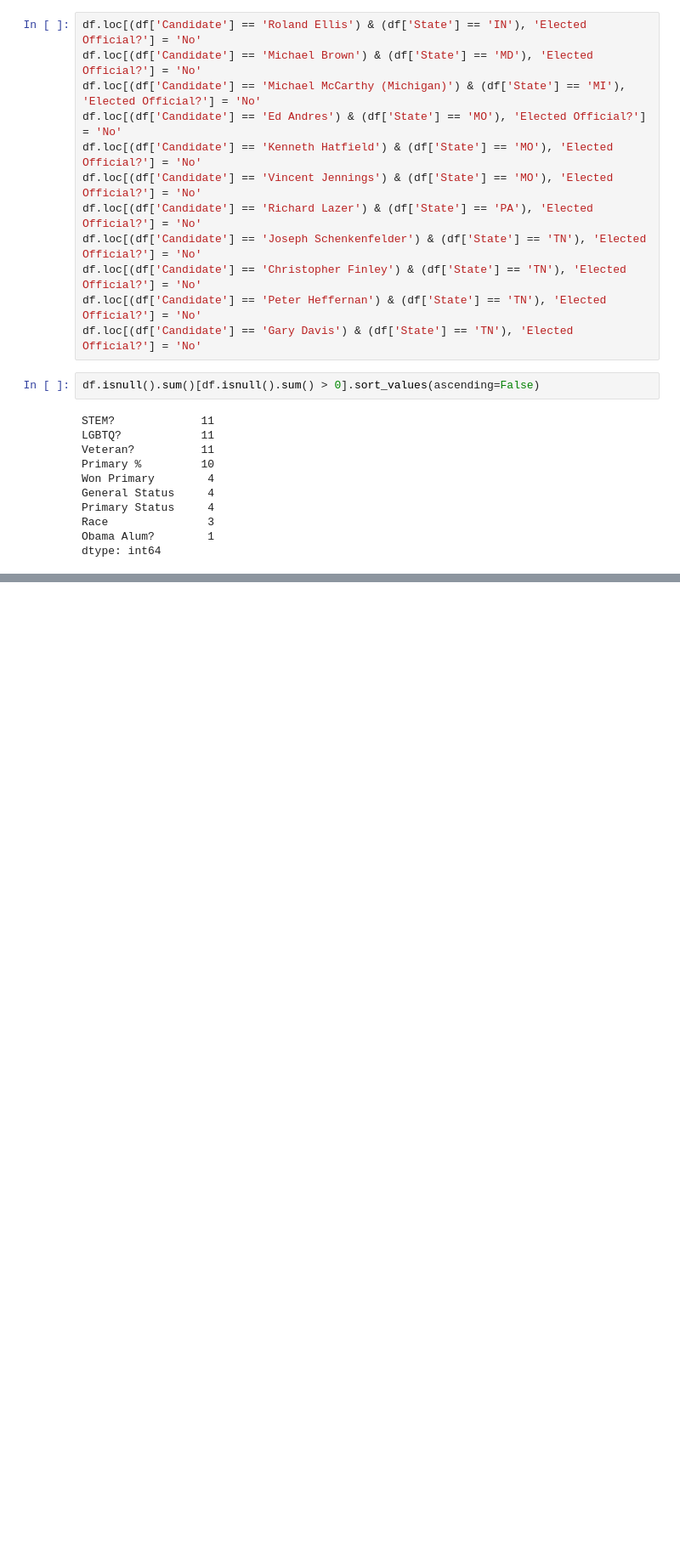
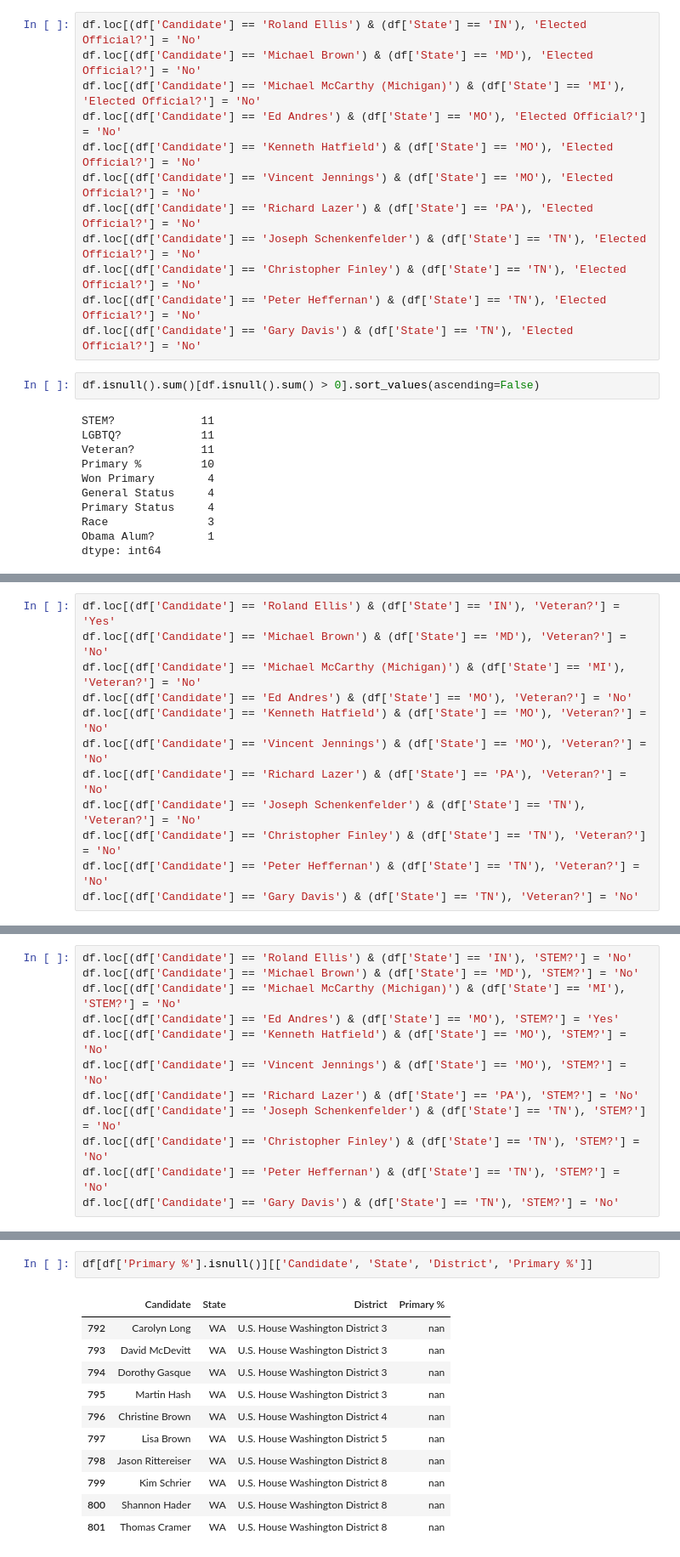
Before and after one commit to MattTriano/personal_site_public, a Jupyter notebook: Democrat_Primary_Success.ipynb, the cells around one changed output, grey strips where cells are left out. Shown: that part at 85% size. Saved outputs shown, nothing was run; the diff lists cells and outputs as text; blank space fills up the shorter version.

```diff
--- a/Democrat_Primary_Success.ipynb
+++ b/Democrat_Primary_Success.ipynb
@@ -440,0 +495,12 @@ dtype: int64
+# %%
+df.loc[(df['Candidate'] == 'Roland Ellis') & (df['State'] == 'IN'), 'Veteran?'] = 'Yes'
+df.loc[(df['Candidate'] == 'Michael Brown') & (df['State'] == 'MD'), 'Veteran?'] = 'No'
+df.loc[(df['Candidate'] == 'Michael McCarthy (Michigan)') & (df['State'] == 'MI'), 'Veteran?'] = 'No'
+df.loc[(df['Candidate'] == 'Ed Andres') & (df['State'] == 'MO'), 'Veteran?'] = 'No'
+df.loc[(df['Candidate'] == 'Kenneth Hatfield') & (df['State'] == 'MO'), 'Veteran?'] = 'No'
+df.loc[(df['Candidate'] == 'Vincent Jennings') & (df['State'] == 'MO'), 'Veteran?'] = 'No'
+df.loc[(df['Candidate'] == 'Richard Lazer') & (df['State'] == 'PA'), 'Veteran?'] = 'No'
+df.loc[(df['Candidate'] == 'Joseph Schenkenfelder') & (df['State'] == 'TN'), 'Veteran?'] = 'No'
+df.loc[(df['Candidate'] == 'Christopher Finley') & (df['State'] == 'TN'), 'Veteran?'] = 'No'
+df.loc[(df['Candidate'] == 'Peter Heffernan') & (df['State'] == 'TN'), 'Veteran?'] = 'No'
+df.loc[(df['Candidate'] == 'Gary Davis') & (df['State'] == 'TN'), 'Veteran?'] = 'No'
@@ -440,0 +523,12 @@ dtype: int64
+# %%
+df.loc[(df['Candidate'] == 'Roland Ellis') & (df['State'] == 'IN'), 'STEM?'] = 'No'
+df.loc[(df['Candidate'] == 'Michael Brown') & (df['State'] == 'MD'), 'STEM?'] = 'No'
+df.loc[(df['Candidate'] == 'Michael McCarthy (Michigan)') & (df['State'] == 'MI'), 'STEM?'] = 'No'
+df.loc[(df['Candidate'] == 'Ed Andres') & (df['State'] == 'MO'), 'STEM?'] = 'Yes'
+df.loc[(df['Candidate'] == 'Kenneth Hatfield') & (df['State'] == 'MO'), 'STEM?'] = 'No'
+df.loc[(df['Candidate'] == 'Vincent Jennings') & (df['State'] == 'MO'), 'STEM?'] = 'No'
+df.loc[(df['Candidate'] == 'Richard Lazer') & (df['State'] == 'PA'), 'STEM?'] = 'No'
+df.loc[(df['Candidate'] == 'Joseph Schenkenfelder') & (df['State'] == 'TN'), 'STEM?'] = 'No'
+df.loc[(df['Candidate'] == 'Christopher Finley') & (df['State'] == 'TN'), 'STEM?'] = 'No'
+df.loc[(df['Candidate'] == 'Peter Heffernan') & (df['State'] == 'TN'), 'STEM?'] = 'No'
+df.loc[(df['Candidate'] == 'Gary Davis') & (df['State'] == 'TN'), 'STEM?'] = 'No'
@@ -455,0 +588,14 @@ df[df['Veteran?'].isnull()]
+# %%
+df[df['Primary %'].isnull()][['Candidate', 'State', 'District', 'Primary %']]
+# %% [output]
+|  | Candidate | State | District | Primary % |
+| 792 | Carolyn Long | WA | U.S. House Washington District 3 | nan |
+| 793 | David McDevitt | WA | U.S. House Washington District 3 | nan |
+| 794 | Dorothy Gasque | WA | U.S. House Washington District 3 | nan |
+| 795 | Martin Hash | WA | U.S. House Washington District 3 | nan |
+| 796 | Christine Brown | WA | U.S. House Washington District 4 | nan |
+| 797 | Lisa Brown | WA | U.S. House Washington District 5 | nan |
+| 798 | Jason Rittereiser | WA | U.S. House Washington District 8 | nan |
+| 799 | Kim Schrier | WA | U.S. House Washington District 8 | nan |
+| 800 | Shannon Hader | WA | U.S. House Washington District 8 | nan |
+| 801 | Thomas Cramer | WA | U.S. House Washington District 8 | nan |
```
Also changed, not shown: parts of 44 cells of this notebook, 1 other file.
